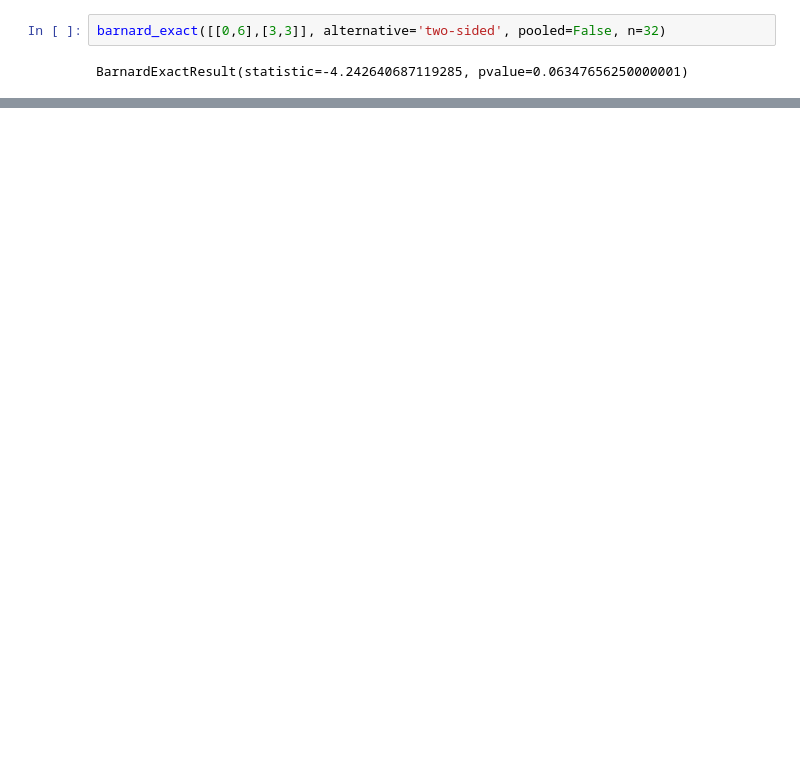
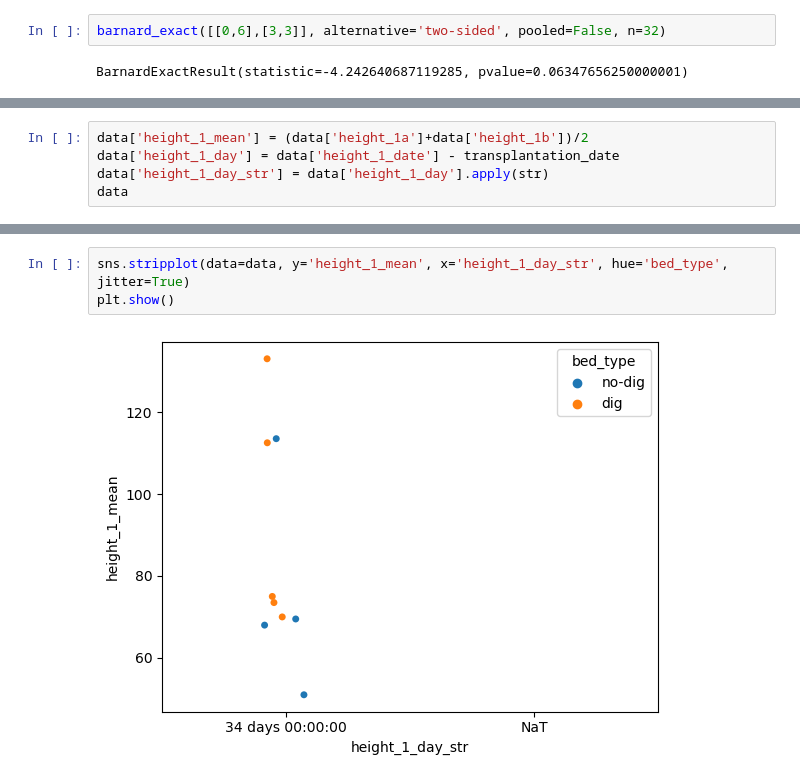
Before and after one commit to Brebbox/ebg, a Jupyter notebook: S1 - No-dig/analysis.ipynb, the cells around one changed output, grey strips where cells are left out. Saved outputs shown, nothing was run; the diff lists cells and outputs as text; blank space fills up the shorter version.

```diff
--- a/S1 - No-dig/analysis.ipynb
+++ b/S1 - No-dig/analysis.ipynb
@@ -46,0 +61,5 @@ BarnardExactResult(statistic=-4.242640687119285, pvalue=0.06347656250000001)
+# %%
+data['height_1_mean'] = (data['height_1a']+data['height_1b'])/2
+data['height_1_day'] = data['height_1_date'] - transplantation_date
+data['height_1_day_str'] = data['height_1_day'].apply(str)
+data
@@ -46,0 +80,5 @@ BarnardExactResult(statistic=-4.242640687119285, pvalue=0.06347656250000001)
+# %%
+sns.stripplot(data=data, y='height_1_mean', x='height_1_day_str', hue='bed_type', jitter=True)
+plt.show()
+# %% [output]
+[figure, added]
```
Also changed, not shown: parts of 10 cells of this notebook, 1 other file.
